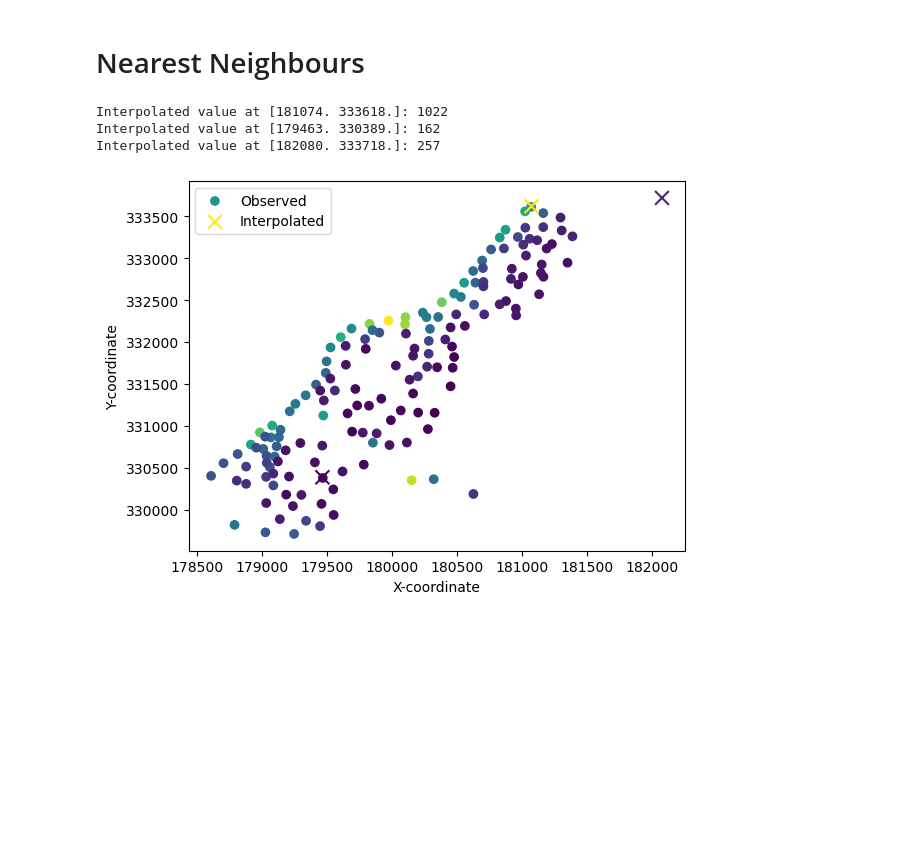
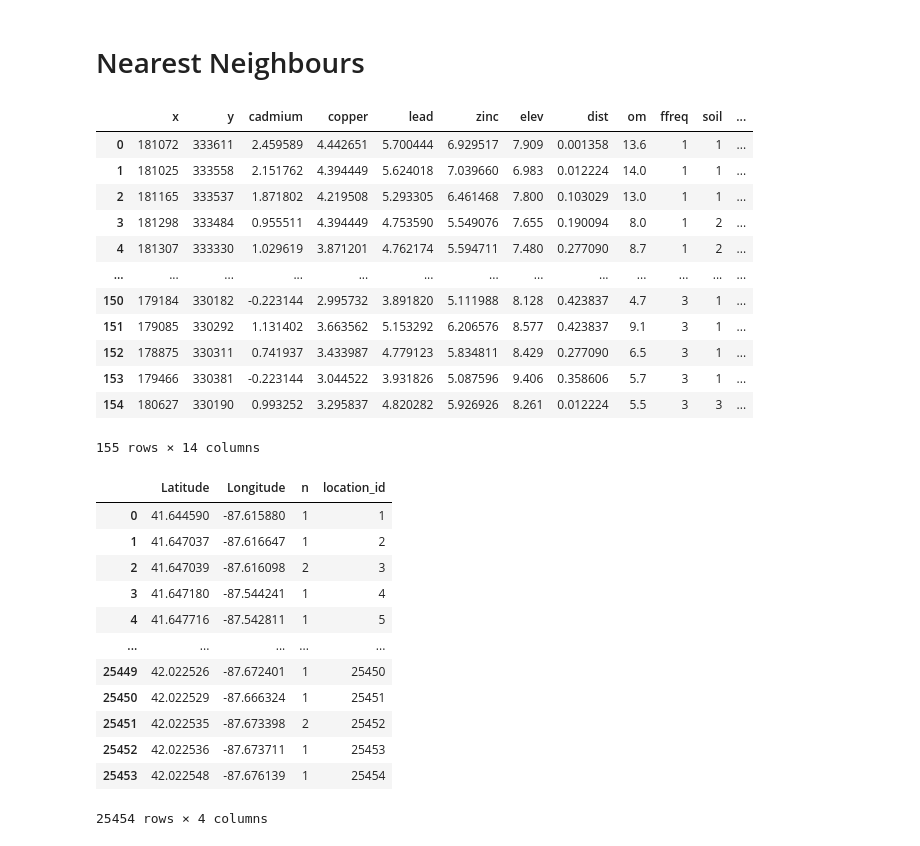
Before and after one commit to cheenngg/FYP-Spatial-Analytics, a Jupyter notebook: NN.ipynb, the cells around one changed output. Cells and saved outputs as stored; diff of their text form; code cells hidden in the pictures; blank space fills up the shorter version.

```diff
--- a/NN.ipynb
+++ b/NN.ipynb
@@ -9,43 +9,35 @@ from shapely.geometry import Point
 # %%
 crimes_df = pd.read_csv("crimes_processed.csv")
 meuse_df = pd.read_csv("meuse_processed.csv")
-# %%
-# Columns for observed and unobserved locations, and observed values
-observed_location_columns = ['x', 'y']
-unobserved_location_columns = [['181074', ' 333618'], ['179463', '330389'], ['182080', ' 333718']]
-observed_values_column = 'zinc'
-
-# Convert columns to numpy arrays
-observed_locations = meuse_df[observed_location_columns].values
-unobserved_locations = np.array(unobserved_location_columns, dtype=float)
-observed_values = meuse_df[observed_values_column].values
-
-# Number of nearest neighbors to consider
-n_neighbors = 3
-
-# Fit the nearest neighbors model
-nn_model = NearestNeighbors(n_neighbors=n_neighbors)
-nn_model.fit(observed_locations)
-
-# Find nearest neighbors for unmeasured locations
-distances, indices = nn_model.kneighbors(unobserved_locations)
-
-# Interpolate values based on the nearest neighbors
-interpolated_values = observed_values[indices]
-
-# Display the results
-for i in range(len(unobserved_locations)):
-    print(f"Interpolated value at {unobserved_locations[i]}: {interpolated_values[i][0]}")
-
-# Plotting for visualization
-plt.scatter(meuse_df['x'], meuse_df['y'], c=meuse_df['zinc'], cmap='viridis', label='Observed')
-plt.scatter(unobserved_locations[:, 0], unobserved_locations[:, 1], c=interpolated_values[:, 0], cmap='viridis', marker='x', s=100, label='Interpolated')
-plt.xlabel('X-coordinate')
-plt.ylabel('Y-coordinate')
-plt.legend()
-plt.show()
-# %% [output]
-Interpolated value at [181074. 333618.]: 1022
-Interpolated value at [179463. 330389.]: 162
-Interpolated value at [182080. 333718.]: 257
-[figure, removed]
+# %%
+meuse_df
+# %% [output]
+|  | x | y | cadmium | copper | lead | zinc | elev | dist | om | ffreq | soil | ... |
+| 0 | 181072 | 333611 | 2.459589 | 4.442651 | 5.700444 | 6.929517 | 7.909 | 0.001358 | 13.6 | 1 | 1 | ... |
+| 1 | 181025 | 333558 | 2.151762 | 4.394449 | 5.624018 | 7.039660 | 6.983 | 0.012224 | 14.0 | 1 | 1 | ... |
+| 2 | 181165 | 333537 | 1.871802 | 4.219508 | 5.293305 | 6.461468 | 7.800 | 0.103029 | 13.0 | 1 | 1 | ... |
+| 3 | 181298 | 333484 | 0.955511 | 4.394449 | 4.753590 | 5.549076 | 7.655 | 0.190094 | 8.0 | 1 | 2 | ... |
+| 4 | 181307 | 333330 | 1.029619 | 3.871201 | 4.762174 | 5.594711 | 7.480 | 0.277090 | 8.7 | 1 | 2 | ... |
+| ... | ... | ... | ... | ... | ... | ... | ... | ... | ... | ... | ... | ... |
+| 150 | 179184 | 330182 | -0.223144 | 2.995732 | 3.891820 | 5.111988 | 8.128 | 0.423837 | 4.7 | 3 | 1 | ... |
+| 151 | 179085 | 330292 | 1.131402 | 3.663562 | 5.153292 | 6.206576 | 8.577 | 0.423837 | 9.1 | 3 | 1 | ... |
+| 152 | 178875 | 330311 | 0.741937 | 3.433987 | 4.779123 | 5.834811 | 8.429 | 0.277090 | 6.5 | 3 | 1 | ... |
+| 153 | 179466 | 330381 | -0.223144 | 3.044522 | 3.931826 | 5.087596 | 9.406 | 0.358606 | 5.7 | 3 | 1 | ... |
+| 154 | 180627 | 330190 | 0.993252 | 3.295837 | 4.820282 | 5.926926 | 8.261 | 0.012224 | 5.5 | 3 | 3 | ... |
+155 rows × 14 columns
+# %%
+crimes_df
+# %% [output]
+|  | Latitude | Longitude | n | location_id |
+| 0 | 41.644590 | -87.615880 | 1 | 1 |
+| 1 | 41.647037 | -87.616647 | 1 | 2 |
+| 2 | 41.647039 | -87.616098 | 2 | 3 |
+| 3 | 41.647180 | -87.544241 | 1 | 4 |
+| 4 | 41.647716 | -87.542811 | 1 | 5 |
+| ... | ... | ... | ... | ... |
+| 25449 | 42.022526 | -87.672401 | 1 | 25450 |
+| 25450 | 42.022529 | -87.666324 | 1 | 25451 |
+| 25451 | 42.022535 | -87.673398 | 2 | 25452 |
+| 25452 | 42.022536 | -87.673711 | 1 | 25453 |
+| 25453 | 42.022548 | -87.676139 | 1 | 25454 |
+25454 rows × 4 columns
```
Also changed, not shown: parts of 2 cells of this notebook, 2 other files.
